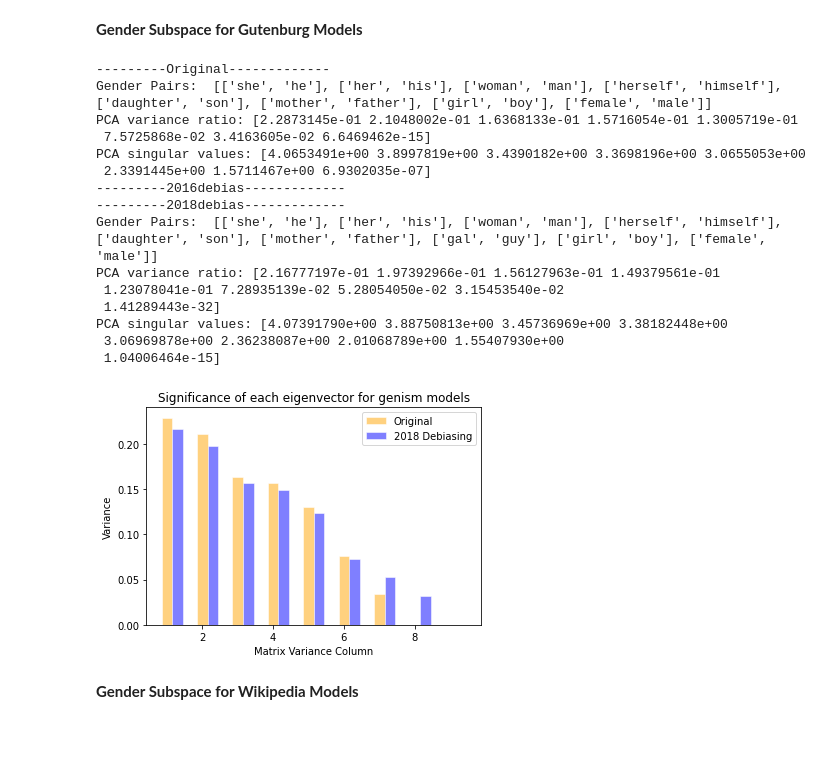
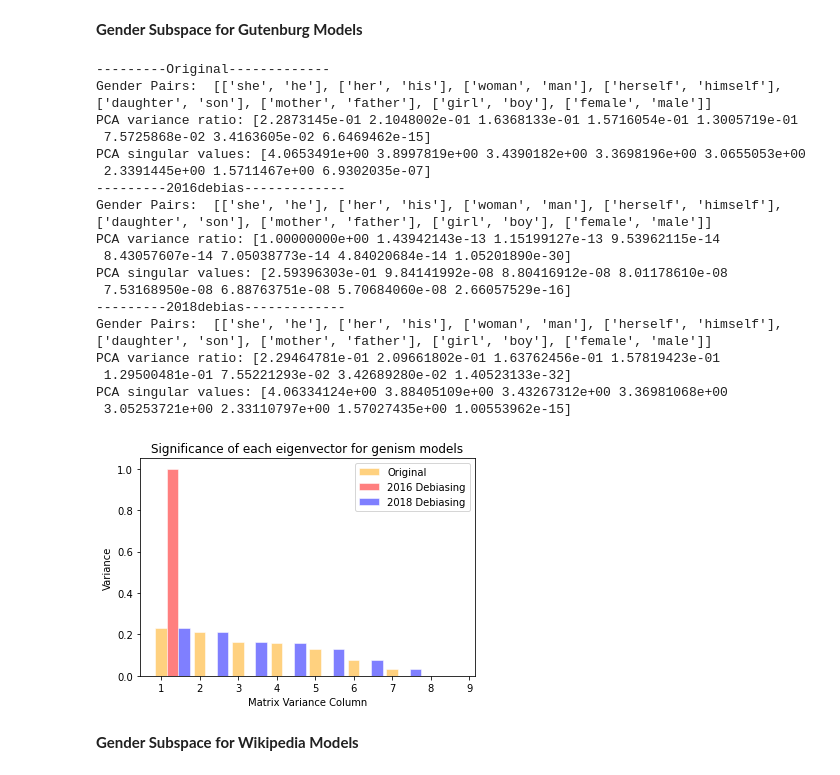
Before and after one commit to JasmineZhangxyz/genderDebiasing, a Jupyter notebook: Exploring_Gender_Biases_in_Word2Vec.ipynb, the cells around one changed output. Saved outputs shown, nothing was run; the diff lists cells and outputs as text; code cells hidden in the pictures; blank space fills up the shorter version.

```diff
--- a/Exploring_Gender_Biases_in_Word2Vec.ipynb
+++ b/Exploring_Gender_Biases_in_Word2Vec.ipynb
@@ -177,10 +171,6 @@ Now, save the embeddings to use in debiasing.
 # %%
 with open('embeddings/gutenburg_custom_embeddings.txt', 'w') as f:
     for word in model_g_custom.corpus_vocab:
-        embedding = ' '.join(model_g_custom.embedding(word))
+        embedding_str = [str(x) for x in model_g_custom.embedding(word)]
+        embedding = ' '.join(embedding_str)
         f.write(word + " " + embedding +"\n")
-# %%
-with open('embeddings/wikipedia_custom_embeddings.txt', 'w') as f:
-    for word in model_w_custom.corpus_vocab:
-        embedding = ' '.join(model_w_custom.embedding(word))
-        f.write(word + " " + embedding +"\n")
@@ -186,0 +179,4 @@ with open('embeddings/wikipedia_custom_embeddings.txt', 'w') as f:
+# %%
+#load
+with open('models/model_g_custom' , 'rb') as f:
+    model_g_custom = pickle.load(f)
@@ -198,7 +230,7 @@ def get_vocab(model, model_type, vocab):
     if model_type == 'genism' or model_type == 'wiki':
         return model.wv.key_to_index
     elif model_type == 'custom':
-        return model.corpus_vocab
+        return model.corpus_vocab.keys()
     elif model_type == 'debias':
         return vocab
     else:
@@ -221,7 +253,7 @@ def check_w_embedding(word_lists, model, printRemoved, model_type, vocab={}):
                 if printRemoved:
                     print ("Word", w, " is not in the model")
 
-        if (len(new_w_l)!=0):
+        if (new_w_l):
             new_w_lists.append(new_w_l)
 
     return new_w_lists
@@ -353,26 +416,29 @@ gender_pairs = [['she','he'],['her','his'],['woman','man'],['Mary','John'],['her
 # %%
 #load model
 model_g = Word2Vec.load("models/model_g")
 
 #calculate g subspace
-g_gutenburg, g_gutenburg_2018 = run_gender_subspace_calcs(model_g, "genism", ["2018debias/2018debias_gutenberg_emb.txt"])
+g_gutenburg, g_gutenburg_2016, g_gutenburg_2018 = run_gender_subspace_calcs(model_g, "genism", ["2016debias/2016debias_gutenberg_emb.txt", "2018debias/2018debias_gutenberg_emb.txt"])
 # %% [output]
 ---------Original-------------
 Gender Pairs:  [['she', 'he'], ['her', 'his'], ['woman', 'man'], ['herself', 'himself'], ['daughter', 'son'], ['mother', 'father'], ['girl', 'boy'], ['female', 'male']]
 PCA variance ratio: [2.2873145e-01 2.1048002e-01 1.6368133e-01 1.5716054e-01 1.3005719e-01
  7.5725868e-02 3.4163605e-02 6.6469462e-15]
 PCA singular values: [4.0653491e+00 3.8997819e+00 3.4390182e+00 3.3698196e+00 3.0655053e+00
  2.3391445e+00 1.5711467e+00 6.9302035e-07]
 ---------2016debias-------------
+Gender Pairs:  [['she', 'he'], ['her', 'his'], ['woman', 'man'], ['herself', 'himself'], ['daughter', 'son'], ['mother', 'father'], ['girl', 'boy'], ['female', 'male']]
+PCA variance ratio: [1.00000000e+00 1.43942143e-13 1.15199127e-13 9.53962115e-14
+ 8.43057607e-14 7.05038773e-14 4.84020684e-14 1.05201890e-30]
+PCA singular values: [2.59396303e-01 9.84141992e-08 8.80416912e-08 8.01178610e-08
+ 7.53168950e-08 6.88763751e-08 5.70684060e-08 2.66057529e-16]
 ---------2018debias-------------
-Gender Pairs:  [['she', 'he'], ['her', 'his'], ['woman', 'man'], ['herself', 'himself'], ['daughter', 'son'], ['mother', 'father'], ['gal', 'guy'], ['girl', 'boy'], ['female', 'male']]
-PCA variance ratio: [2.16777197e-01 1.97392966e-01 1.56127963e-01 1.49379561e-01
- 1.23078041e-01 7.28935139e-02 5.28054050e-02 3.15453540e-02
- 1.41289443e-32]
-PCA singular values: [4.07391790e+00 3.88750813e+00 3.45736969e+00 3.38182448e+00
- 3.06969878e+00 2.36238087e+00 2.01068789e+00 1.55407930e+00
- 1.04006464e-15]
+Gender Pairs:  [['she', 'he'], ['her', 'his'], ['woman', 'man'], ['herself', 'himself'], ['daughter', 'son'], ['mother', 'father'], ['girl', 'boy'], ['female', 'male']]
+PCA variance ratio: [2.29464781e-01 2.09661802e-01 1.63762456e-01 1.57819423e-01
+ 1.29500481e-01 7.55221293e-02 3.42689280e-02 1.40523133e-32]
+PCA singular values: [4.06334124e+00 3.88405109e+00 3.43267312e+00 3.36981068e+00
+ 3.05253721e+00 2.33110797e+00 1.57027435e+00 1.00553962e-15]
-[figure, old version]
+[figure, new version]
 # %% [markdown]
 **Gender Subspace for Wikipedia Models**
 # %%
```
Also changed, not shown: parts of 31 cells of this notebook, 11 other files.
